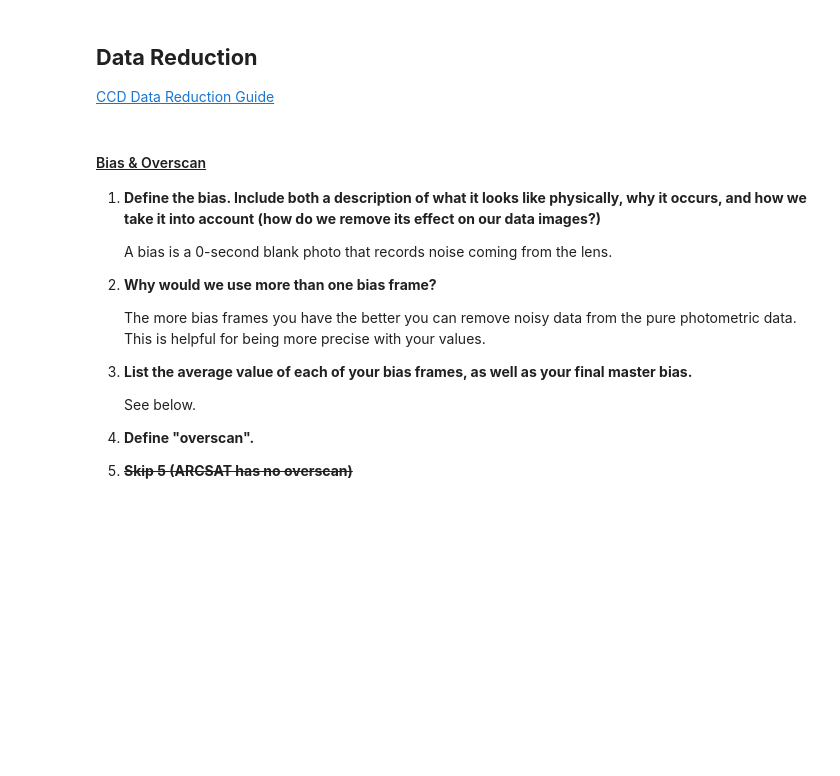
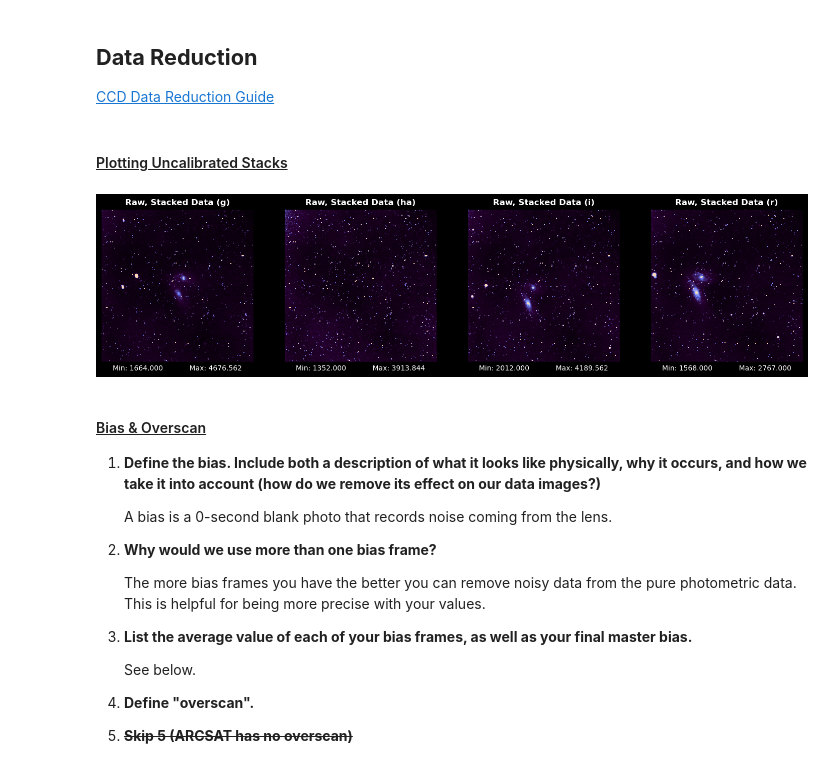
Before and after one commit to emmabacarra/Astr-480, a Jupyter notebook: Lab 4 - Data Reduction & Photometry/lab4.ipynb, the cells around one changed output. Drawn from its saved outputs; the diff is of its cells as text; code cells hidden in the pictures; blank space fills up the shorter version.

```diff
--- a/Lab 4 - Data Reduction & Photometry/lab4.ipynb
+++ b/Lab 4 - Data Reduction & Photometry/lab4.ipynb
@@ -44,0 +54,2 @@ Notes for Observation Shifts
+# %% [markdown]
+#### <u>Plotting Uncalibrated Stacks</u>
@@ -45,3 +67,21 @@ Notes for Observation Shifts
+# %%
+# for a 4x1 grid, swap the rows and columns and figsize
+fig, axs = plt.subplots(1, 4, figsize=(18, 9))
+fig.set_facecolor('black')
+for ax in axs.ravel():
+    ax.set_xticks([])
+    ax.set_yticks([])
+
+for i, (filter, data) in enumerate(zip(filters, ngc_data)):
+    # Raw data
+    vis_vmin, vis_vmax = np.percentile(data, [1, 99.75])
+    norm = vis.ImageNormalize(data, vmin=vis_vmin, vmax=vis_vmax, interval=vis.ZScaleInterval(), stretch=vis.LinearStretch())
+
+    axs[i].imshow(data, cmap=custom, norm=norm, interpolation='gaussian')
+    axs[i].set_title(f'Raw, Stacked Data ({filter})', weight='bold', color='white')
+    axs[i].set_xlabel(f'Min: {vis_vmin:.3f}            Max: {vis_vmax:.3f}', color='white')
+# %% [output]
+[figure, added]
 # %% [markdown]
 #### <u>Bias & Overscan</u>
 
```
Also changed, not shown: parts of 13 cells of this notebook.
